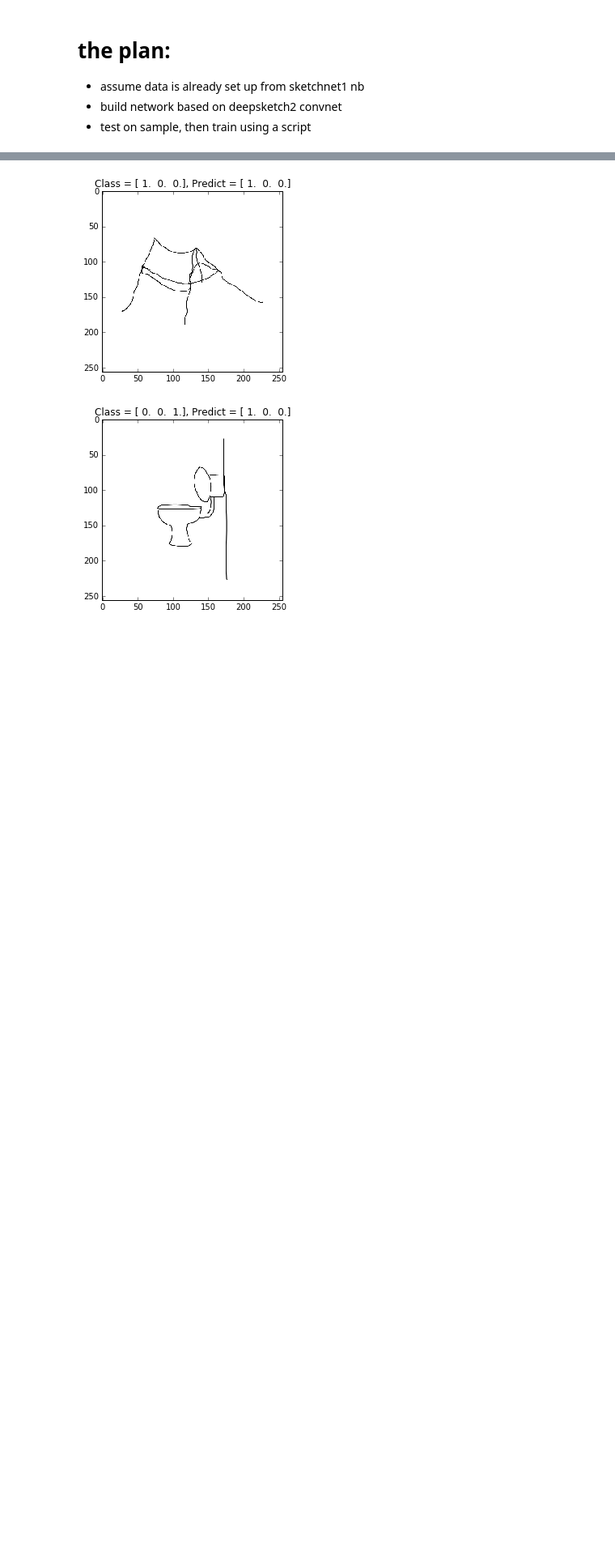
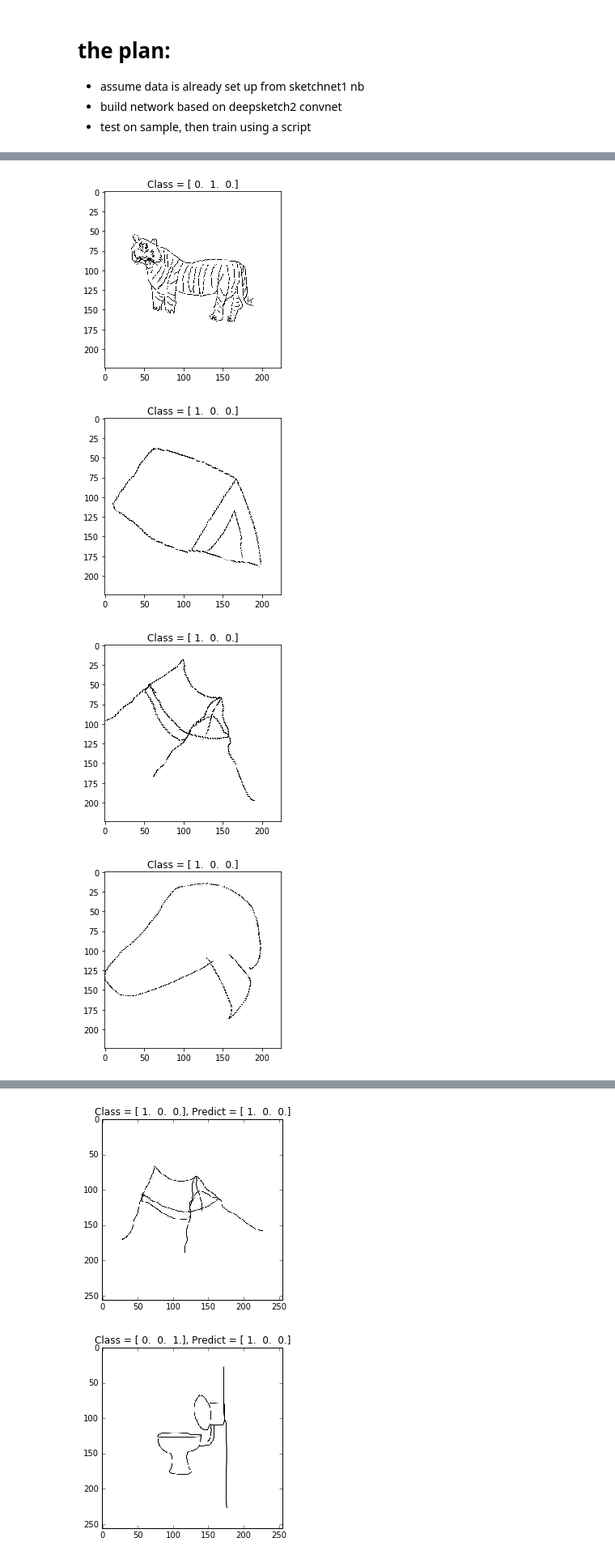
Before and after one commit to gryan11/cu-dlcv-sketchnet, a Jupyter notebook: nbs/deepsketch.ipynb, the cells around one changed output, grey strips where cells are left out. Shown: that part at 81% size. Cells and saved outputs as stored; diff of their text form; code cells hidden in the pictures; blank space fills up the shorter version.

```diff
--- a/nbs/deepsketch.ipynb
+++ b/nbs/deepsketch.ipynb
@@ -80,0 +77,9 @@ Found 60 images belonging to 3 classes.
+# %%
+X_batch, y_batch = train_generator.next()
+for i in range(y_batch.shape[0]):
+    utils.show_sample(X_batch[i], y_batch[i])
+# %% [output]
+[figure, added]
+[figure, added]
+[figure, added]
+[figure, added]
```
Also changed, not shown: parts of 7 cells of this notebook, 1 other file.
